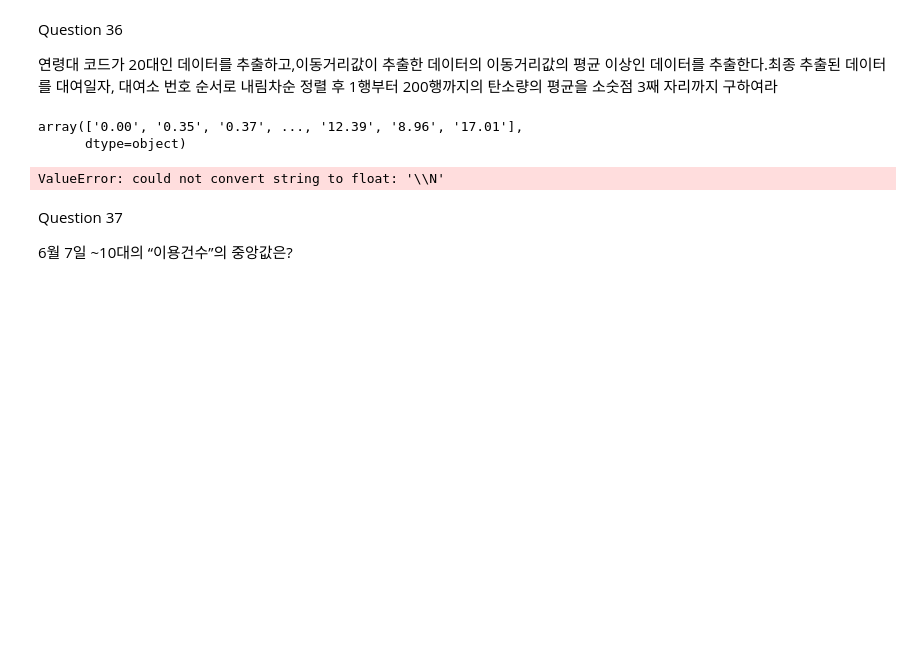
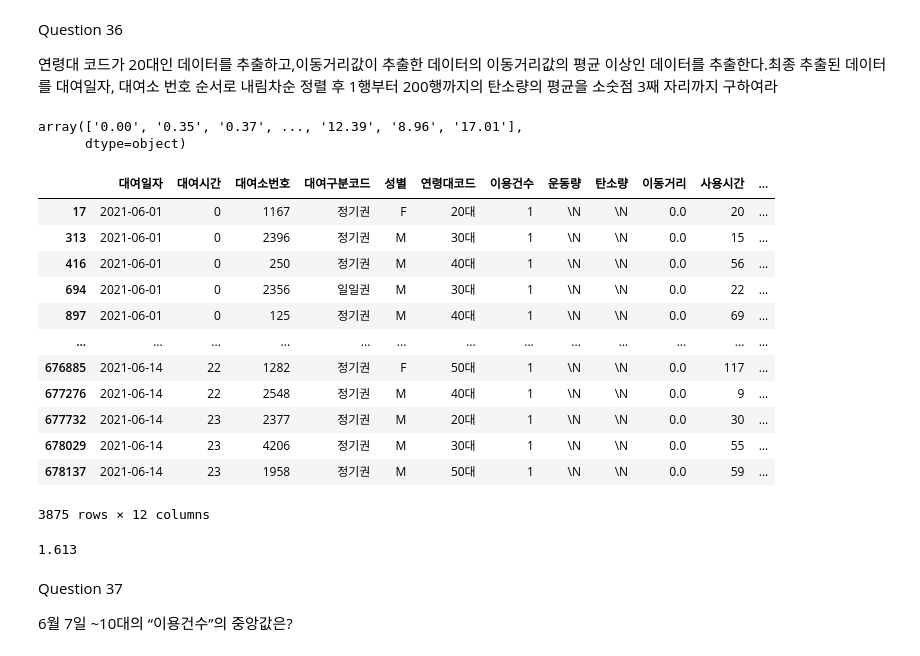
Before and after one commit to chaemj97/Data-Analysis, a Jupyter notebook: 빅데이터분석기사_실기/작업1유형/연습문제.ipynb, the cells around one changed output. Saved outputs shown, nothing was run; the diff lists cells and outputs as text; code cells hidden in the pictures; blank space fills up the shorter version.

```diff
--- a/빅데이터분석기사_실기/작업1유형/연습문제.ipynb
+++ b/빅데이터분석기사_실기/작업1유형/연습문제.ipynb
@@ -730,18 +746,37 @@ df['탄소량'].unique()
 # %% [output]
 array(['0.00', '0.35', '0.37', ..., '12.39', '8.96', '17.01'],
       dtype=object)
+# %%
+df[df['탄소량'] == '\\N']
+# %% [output]
+|  | 대여일자 | 대여시간 | 대여소번호 | 대여구분코드 | 성별 | 연령대코드 | 이용건수 | 운동량 | 탄소량 | 이동거리 | 사용시간 | ... |
+| 17 | 2021-06-01 | 0 | 1167 | 정기권 | F | 20대 | 1 | \N | \N | 0.0 | 20 | ... |
+| 313 | 2021-06-01 | 0 | 2396 | 정기권 | M | 30대 | 1 | \N | \N | 0.0 | 15 | ... |
+| 416 | 2021-06-01 | 0 | 250 | 정기권 | M | 40대 | 1 | \N | \N | 0.0 | 56 | ... |
+| 694 | 2021-06-01 | 0 | 2356 | 일일권 | M | 30대 | 1 | \N | \N | 0.0 | 22 | ... |
+| 897 | 2021-06-01 | 0 | 125 | 정기권 | M | 40대 | 1 | \N | \N | 0.0 | 69 | ... |
+| ... | ... | ... | ... | ... | ... | ... | ... | ... | ... | ... | ... | ... |
+| 676885 | 2021-06-14 | 22 | 1282 | 정기권 | F | 50대 | 1 | \N | \N | 0.0 | 117 | ... |
+| 677276 | 2021-06-14 | 22 | 2548 | 정기권 | M | 40대 | 1 | \N | \N | 0.0 | 9 | ... |
+| 677732 | 2021-06-14 | 23 | 2377 | 정기권 | M | 20대 | 1 | \N | \N | 0.0 | 30 | ... |
+| 678029 | 2021-06-14 | 23 | 4206 | 정기권 | M | 30대 | 1 | \N | \N | 0.0 | 55 | ... |
+| 678137 | 2021-06-14 | 23 | 1958 | 정기권 | M | 50대 | 1 | \N | \N | 0.0 | 59 | ... |
+3875 rows × 12 columns
 # %%
-df['탄소량'] = df['탄소량'].astype('float')
 # 20대
 twenty = df[df['연령대코드'] == '20대']
+twenty
 # 이동거리값이 평균 이상
 mean_up = twenty[twenty['이동거리'] >= twenty['이동거리'].mean()]
 # 대여일자, 대여소 번호 순서로 내림차순 정렬 후 200행의 탄소량
 carbon = mean_up.sort_values(['대여일자','대여소번호'],ascending=False)[:200]['탄소량']
 # 평균
-# carbon
+carbon = carbon.astype('float')
+round(carbon.mean(),3)
+
+# 1.613
 # %% [output]
-ValueError: could not convert string to float: '\\N'
+1.613
 # %% [markdown]
 Question 37
 
```
Also changed, not shown: parts of 216 cells of this notebook, 1 other file.
